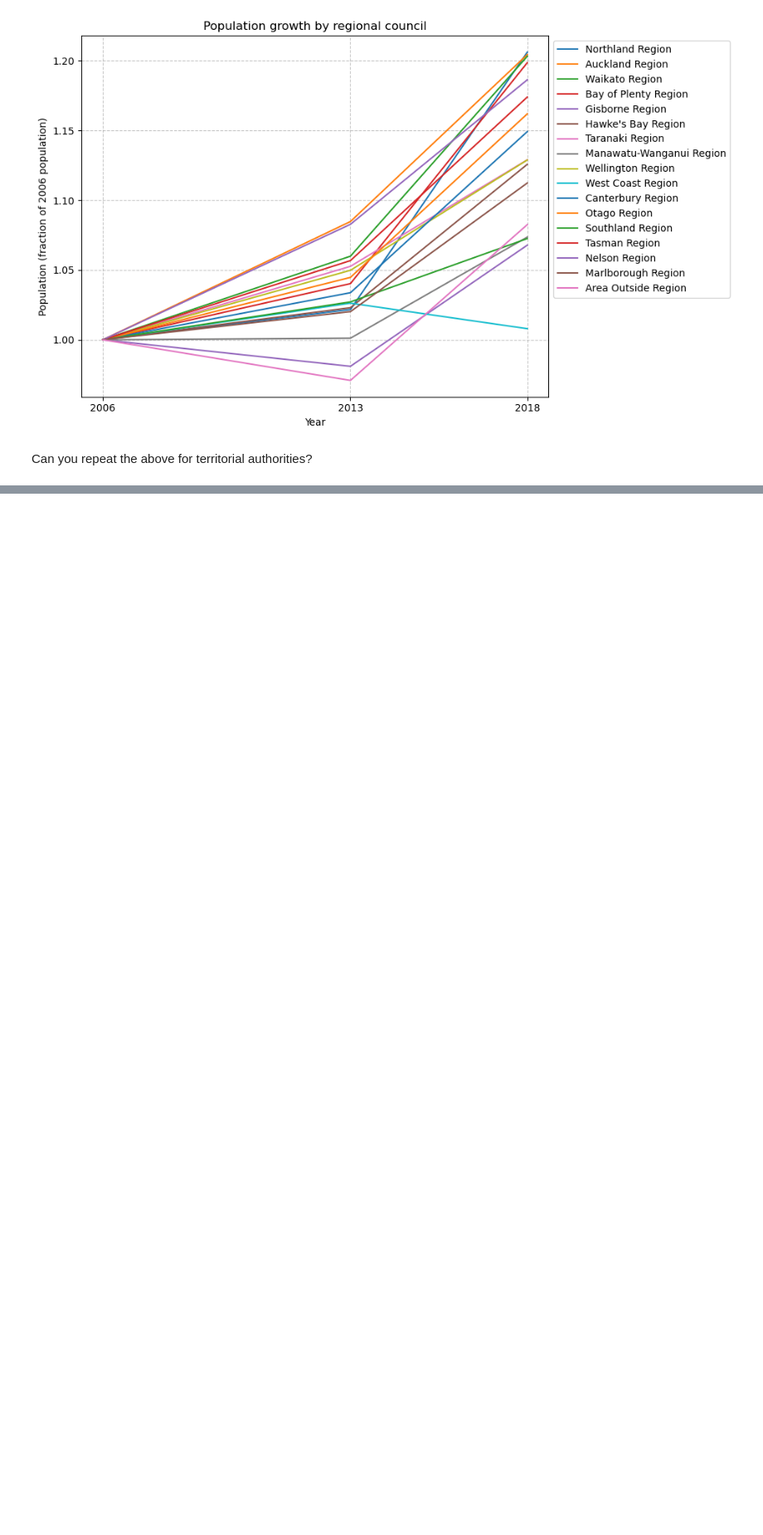
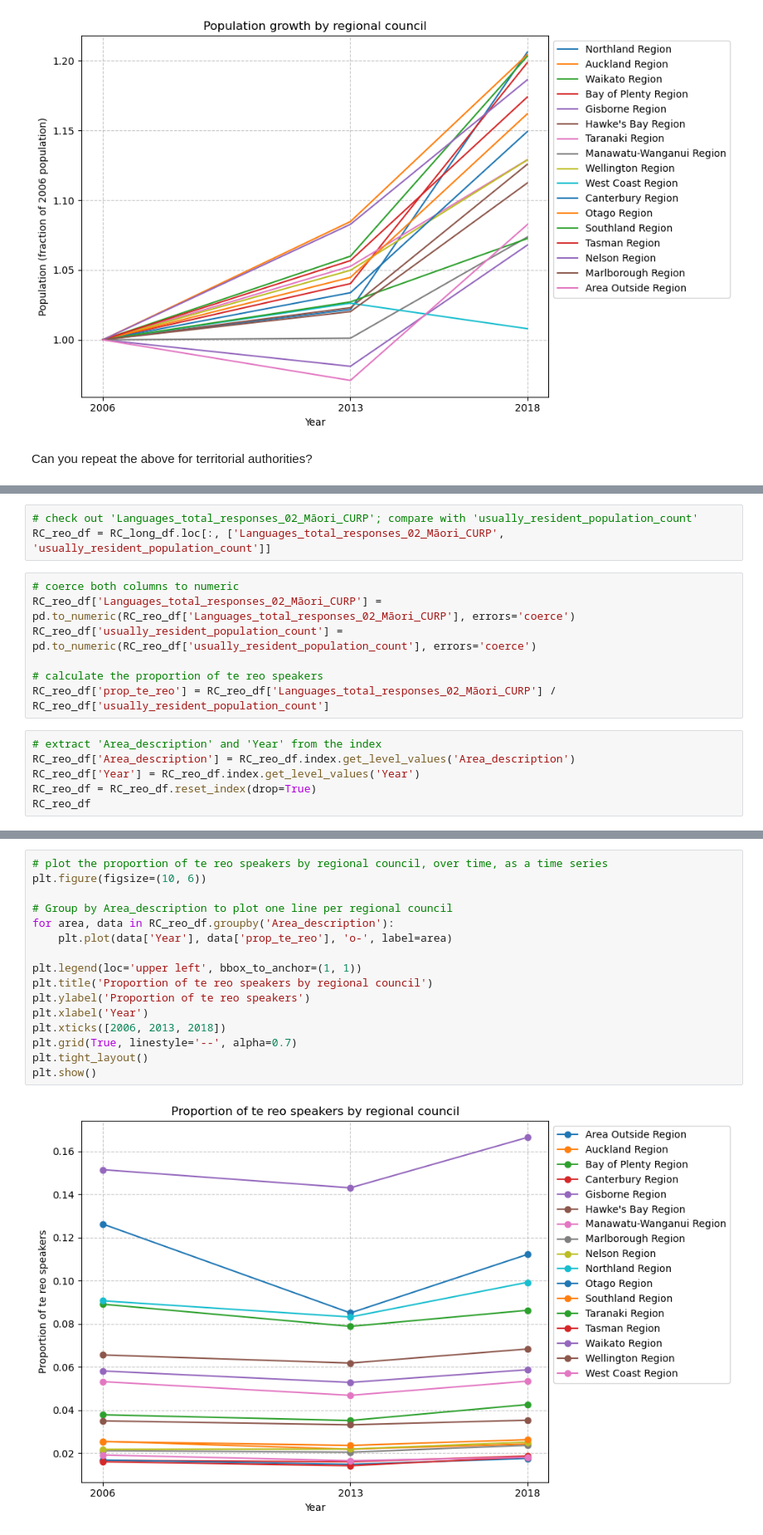
Before and after one commit to hlm628/hackanoho-2025, a Jupyter notebook: hackanoho-2025.ipynb, the cells around one changed output, grey strips where cells are left out. Shown at 83% size. Drawn from its saved outputs; the diff is of its cells as text; blank space fills up the shorter version.

Commit message:
add long format, te reo

```diff
--- a/hackanoho-2025.ipynb
+++ b/hackanoho-2025.ipynb
@@ -470,0 +525,16 @@ Can you repeat the above for territorial authorities?
+# %%
+# check out 'Languages_total_responses_02_Māori_CURP'; compare with 'usually_resident_population_count'
+RC_reo_df = RC_long_df.loc[:, ['Languages_total_responses_02_Māori_CURP', 'usually_resident_population_count']]
+# %%
+# coerce both columns to numeric
+RC_reo_df['Languages_total_responses_02_Māori_CURP'] = pd.to_numeric(RC_reo_df['Languages_total_responses_02_Māori_CURP'], errors='coerce')
+RC_reo_df['usually_resident_population_count'] = pd.to_numeric(RC_reo_df['usually_resident_population_count'], errors='coerce')
+
+# calculate the proportion of te reo speakers
+RC_reo_df['prop_te_reo'] = RC_reo_df['Languages_total_responses_02_Māori_CURP'] / RC_reo_df['usually_resident_population_count']
+# %%
+# extract 'Area_description' and 'Year' from the index
+RC_reo_df['Area_description'] = RC_reo_df.index.get_level_values('Area_description')
+RC_reo_df['Year'] = RC_reo_df.index.get_level_values('Year')
+RC_reo_df = RC_reo_df.reset_index(drop=True)
+RC_reo_df
@@ -470,0 +559,18 @@ Can you repeat the above for territorial authorities?
+# %%
+# plot the proportion of te reo speakers by regional council, over time, as a time series
+plt.figure(figsize=(10, 6))
+
+# Group by Area_description to plot one line per regional council
+for area, data in RC_reo_df.groupby('Area_description'):
+    plt.plot(data['Year'], data['prop_te_reo'], 'o-', label=area)
+
+plt.legend(loc='upper left', bbox_to_anchor=(1, 1))
+plt.title('Proportion of te reo speakers by regional council')
+plt.ylabel('Proportion of te reo speakers')
+plt.xlabel('Year')
+plt.xticks([2006, 2013, 2018])
+plt.grid(True, linestyle='--', alpha=0.7)
+plt.tight_layout()
+plt.show()
+# %% [output]
+[figure, added]
```
Also changed, not shown: parts of 6 cells of this notebook.
